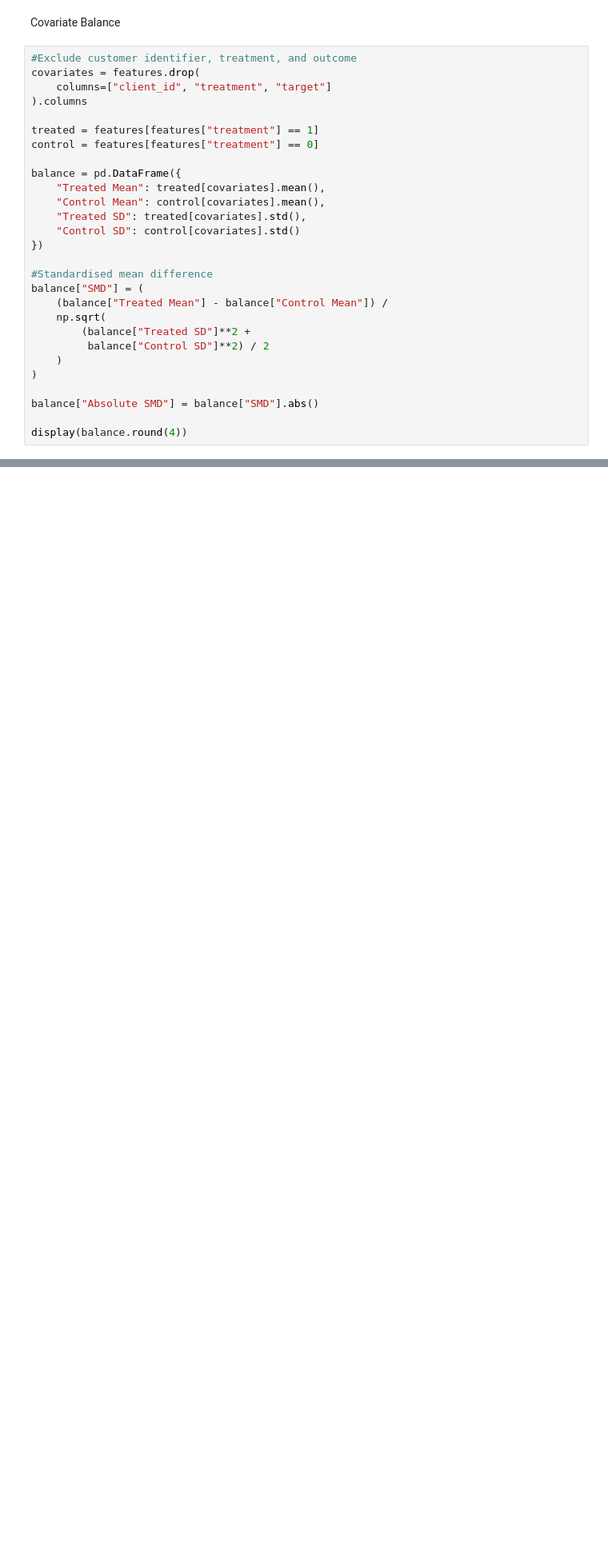
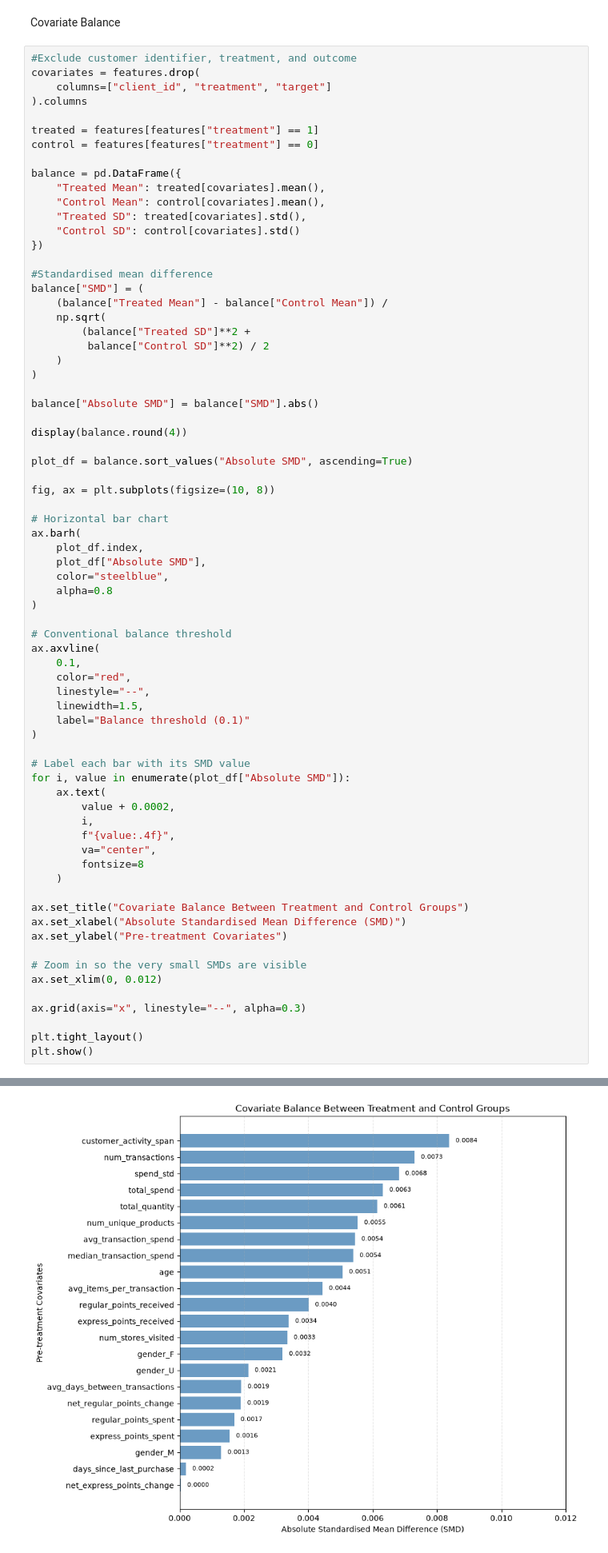
Before and after one commit to shannon-kwok/DSE4101-CausalForest-Grp2, a Jupyter notebook: notebooks/retailhero.ipynb, the cells around one changed output, grey strips where cells are left out. Shown at 80% size. Cells and saved outputs as stored; diff of their text form; blank space fills up the shorter version.

```diff
--- a/notebooks/retailhero.ipynb
+++ b/notebooks/retailhero.ipynb
@@ -717,30 +717,74 @@ balance = pd.DataFrame({
 #Standardised mean difference
 balance["SMD"] = (
     (balance["Treated Mean"] - balance["Control Mean"]) /
     np.sqrt(
         (balance["Treated SD"]**2 +
          balance["Control SD"]**2) / 2
     )
 )
 
 balance["Absolute SMD"] = balance["SMD"].abs()
 
 display(balance.round(4))
+
+plot_df = balance.sort_values("Absolute SMD", ascending=True)
+
+fig, ax = plt.subplots(figsize=(10, 8))
+
+# Horizontal bar chart
+ax.barh(
+    plot_df.index,
+    plot_df["Absolute SMD"],
+    color="steelblue",
+    alpha=0.8
+)
+
+# Conventional balance threshold
+ax.axvline(
+    0.1,
+    color="red",
+    linestyle="--",
+    linewidth=1.5,
+    label="Balance threshold (0.1)"
+)
+
+# Label each bar with its SMD value
+for i, value in enumerate(plot_df["Absolute SMD"]):
+    ax.text(
+        value + 0.0002,
+        i,
+        f"{value:.4f}",
+        va="center",
+        fontsize=8
+    )
+
+ax.set_title("Covariate Balance Between Treatment and Control Groups")
+ax.set_xlabel("Absolute Standardised Mean Difference (SMD)")
+ax.set_ylabel("Pre-treatment Covariates")
+
+# Zoom in so the very small SMDs are visible
+ax.set_xlim(0, 0.012)
+
+ax.grid(axis="x", linestyle="--", alpha=0.3)
+
+plt.tight_layout()
+plt.show()
 # %% [output]
 |  | Treated Mean | Control Mean | Treated SD | Control SD | SMD | Absolute SMD |
 | age | 46.3998 | 46.3192 | 15.9339 | 15.8855 | 0.0051 | 0.0051 |
 | gender_F | 0.3692 | 0.3676 | 0.4826 | 0.4822 | 0.0032 | 0.0032 |
 | gender_M | 0.1673 | 0.1678 | 0.3732 | 0.3737 | -0.0013 | 0.0013 |
 | gender_U | 0.4635 | 0.4646 | 0.4987 | 0.4987 | -0.0021 | 0.0021 |
 | num_transactions | 20.1856 | 20.0561 | 17.7735 | 17.6906 | 0.0073 | 0.0073 |
 | num_unique_products | 75.4434 | 75.1313 | 56.3209 | 56.4365 | 0.0055 | 0.0055 |
 | num_stores_visited | 2.9240 | 2.9173 | 2.0136 | 1.9968 | 0.0033 | 0.0033 |
 | total_quantity | 142.9598 | 142.0966 | 138.7280 | 142.3481 | 0.0061 | 0.0061 |
 | avg_items_per_transaction | 8.0201 | 7.9961 | 5.4144 | 5.4286 | 0.0044 | 0.0044 |
 | total_spend | 8625.6995 | 8569.3661 | 8937.4514 | 8891.6571 | 0.0063 | 0.0063 |
 | ... | ... | ... | ... | ... | ... | ... |
 | net_regular_points_change | 4.7110 | 4.5407 | 88.5767 | 90.7752 | 0.0019 | 0.0019 |
 | net_express_points_change | -5.6573 | -5.6579 | 17.2241 | 17.3901 | 0.0000 | 0.0000 |
 | days_since_last_purchase | 5.8283 | 5.8294 | 5.6718 | 5.6643 | -0.0002 | 0.0002 |
 | avg_days_between_transactions | 9.1441 | 9.1641 | 10.4823 | 10.4473 | -0.0019 | 0.0019 |
 | customer_activity_span | 91.0686 | 90.8308 | 28.2636 | 28.4829 | 0.0084 | 0.0084 |
+[figure, added]
```
Also changed, not shown: parts of 1 cell of this notebook, 3 other files.
